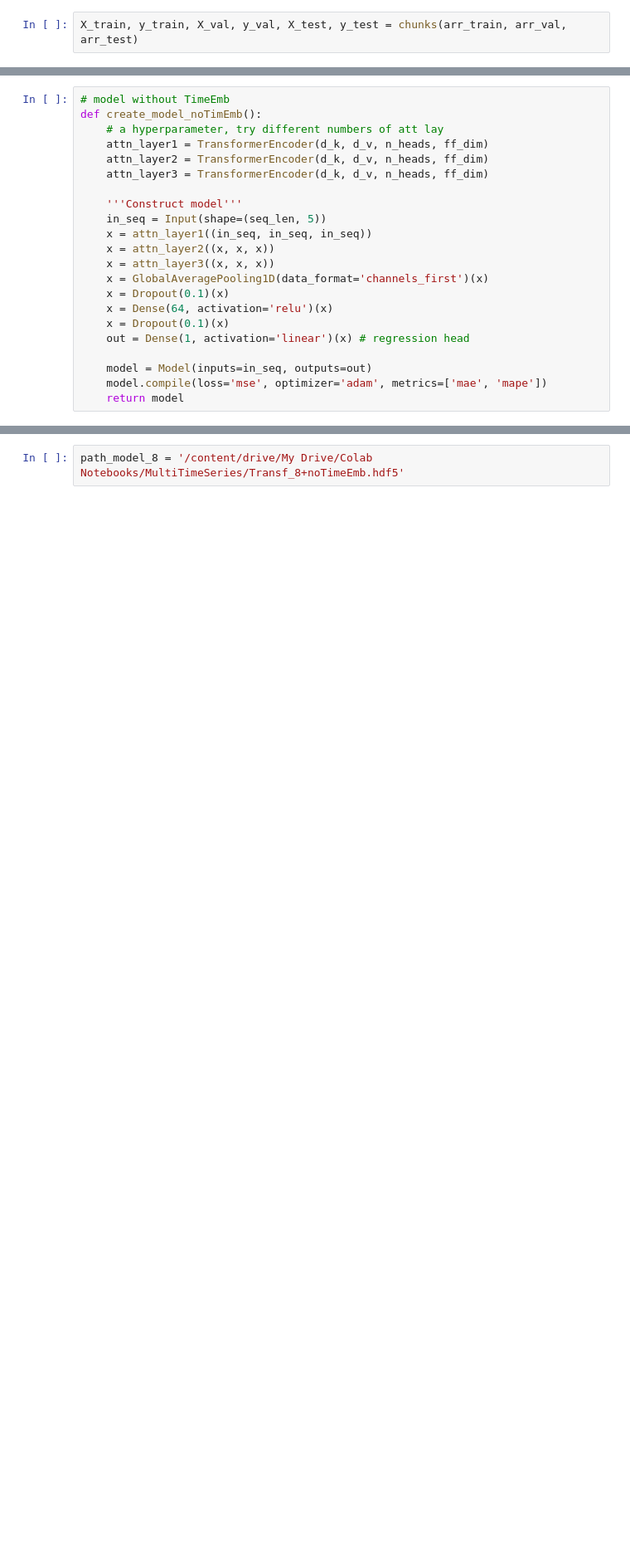
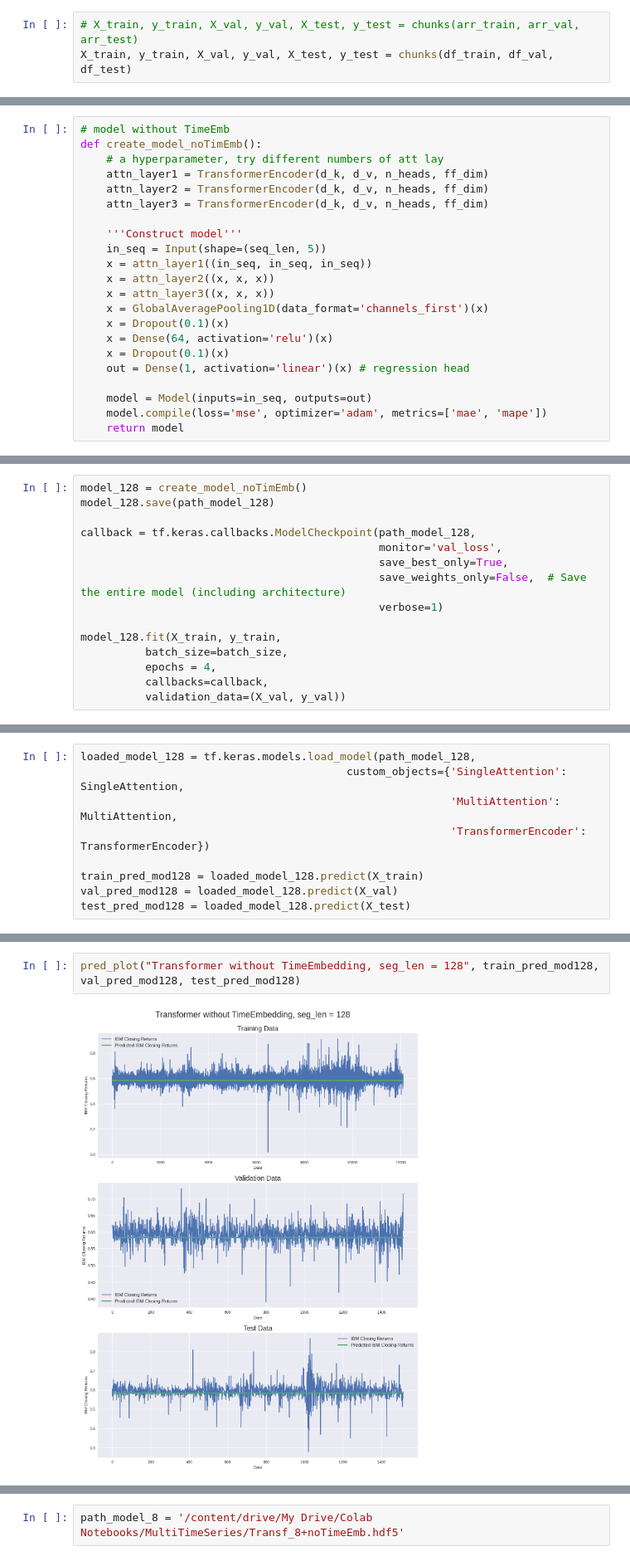
Before and after one commit to annalimm/MultiTimeSeries_Transformer, a Jupyter notebook: MultiTimeSer.ipynb, the cells around one changed output, grey strips where cells are left out. Shown at 83% size. Saved outputs shown, nothing was run; the diff lists cells and outputs as text; blank space fills up the shorter version.

```diff
--- a/MultiTimeSer.ipynb
+++ b/MultiTimeSer.ipynb
@@ -333,7 +297,8 @@ def chunks(train_arr, val_arr, test_arr):
   print("Test chunks set shape: ", X_test.shape, y_test.shape)
   return(X_train, y_train, X_val, y_val, X_test, y_test)
 # %%
-X_train, y_train, X_val, y_val, X_test, y_test = chunks(arr_train, arr_val, arr_test)
+# X_train, y_train, X_val, y_val, X_test, y_test = chunks(arr_train, arr_val, arr_test)
+X_train, y_train, X_val, y_val, X_test, y_test = chunks(df_train, df_val, df_test)
 # %% [output]
 Train chunks set shape:  (12104, 8, 5) (12104,)
 Val chunks set shape:  (1506, 8, 5) (1506,)
@@ -556,0 +538,15 @@ def create_model_noTimEmb():
+# %%
+model_128 = create_model_noTimEmb()
+model_128.save(path_model_128)
+
+callback = tf.keras.callbacks.ModelCheckpoint(path_model_128,
+                                              monitor='val_loss',
+                                              save_best_only=True,
+                                              save_weights_only=False,  # Save the entire model (including architecture)
+                                              verbose=1)
+
+model_128.fit(X_train, y_train,
+          batch_size=batch_size,
+          epochs = 4,
+          callbacks=callback,
+          validation_data=(X_val, y_val))
@@ -556,0 +567,9 @@ def create_model_noTimEmb():
+# %%
+loaded_model_128 = tf.keras.models.load_model(path_model_128,
+                                         custom_objects={'SingleAttention': SingleAttention,
+                                                         'MultiAttention': MultiAttention,
+                                                         'TransformerEncoder': TransformerEncoder})
+
+train_pred_mod128 = loaded_model_128.predict(X_train)
+val_pred_mod128 = loaded_model_128.predict(X_val)
+test_pred_mod128 = loaded_model_128.predict(X_test)
@@ -556,0 +580,4 @@ def create_model_noTimEmb():
+# %%
+pred_plot("Transformer without TimeEmbedding, seg_len = 128", train_pred_mod128, val_pred_mod128, test_pred_mod128)
+# %% [output]
+[figure, added]
```
Also changed, not shown: parts of 49 cells of this notebook.
